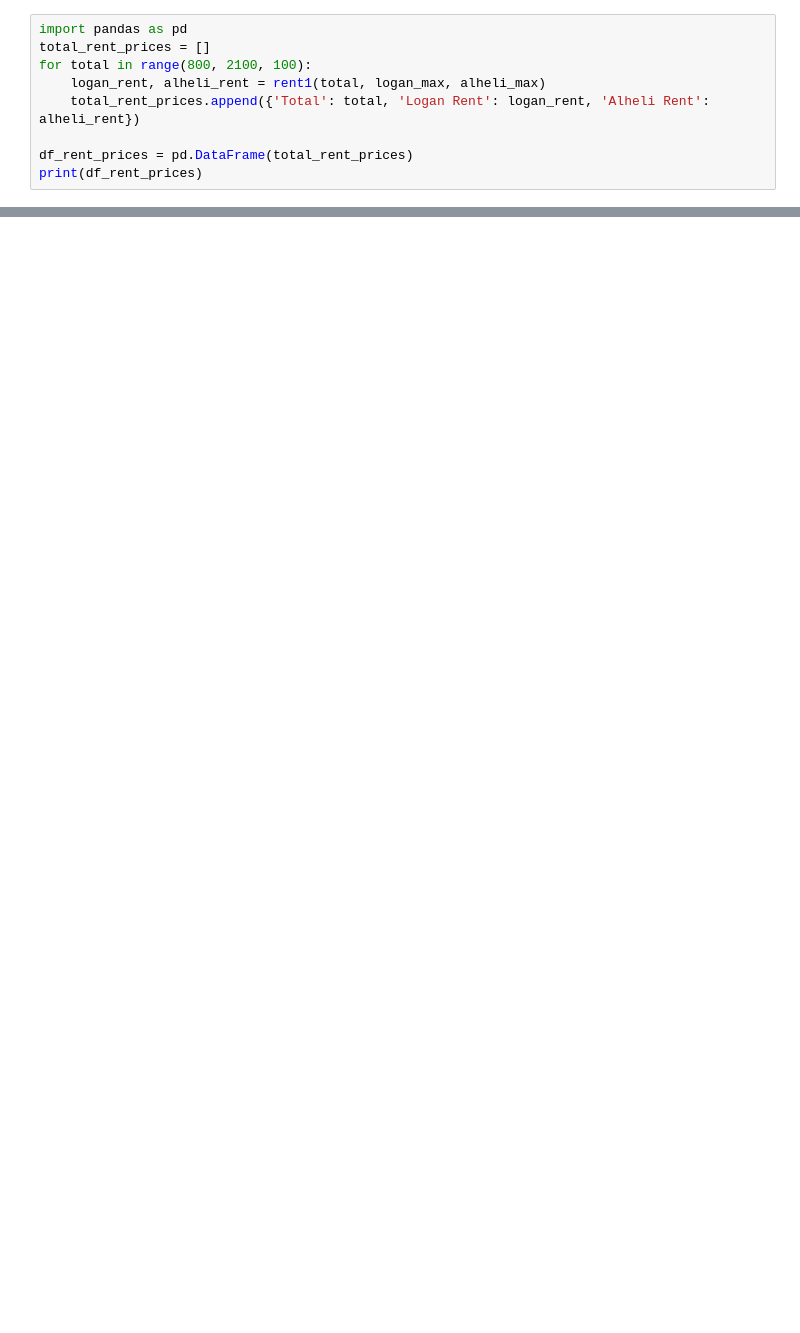
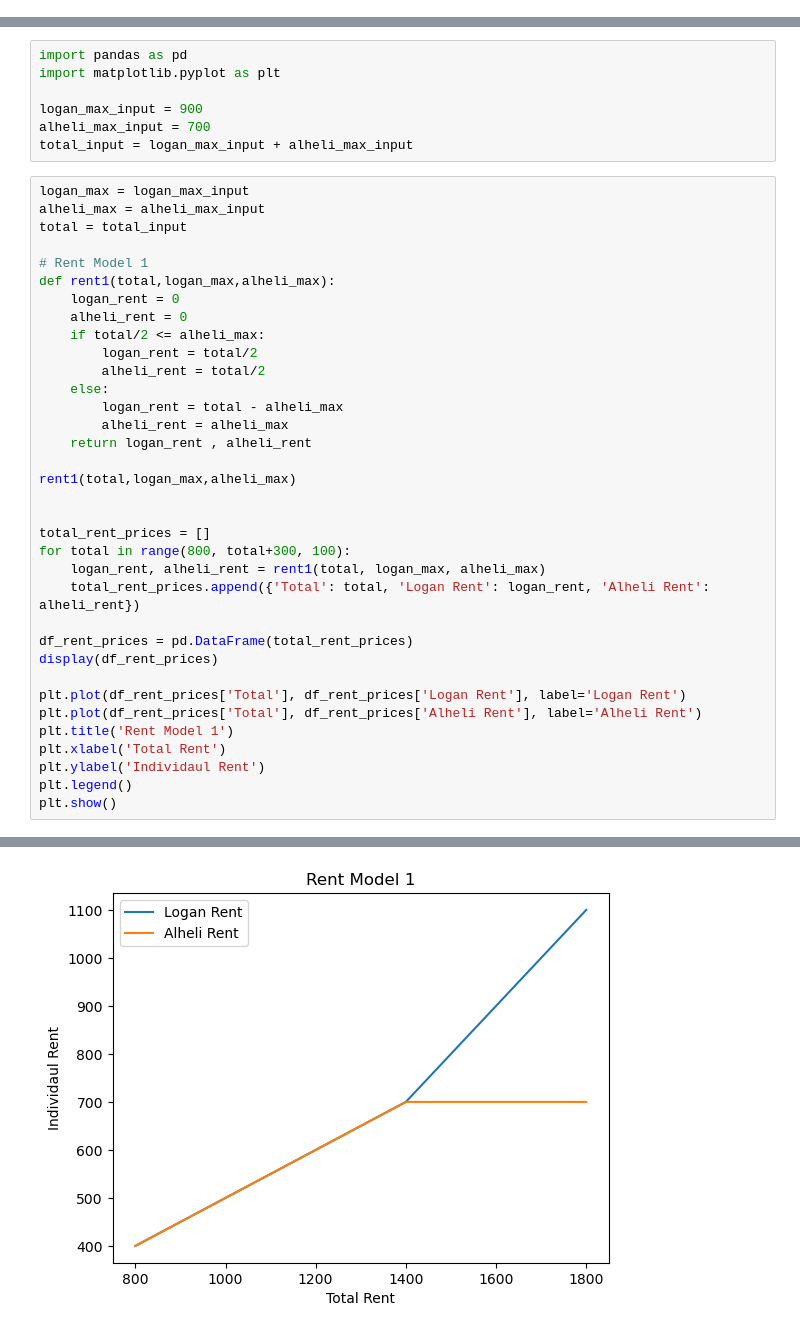
Before and after one commit to logancorrea/Intro-to-Data-Science, a Jupyter notebook: Untitled-1.ipynb, the cells around one changed output, grey strips where cells are left out. Drawn from its saved outputs; the diff is of its cells as text; blank space fills up the shorter version.

```diff
--- a/Untitled-1.ipynb
+++ b/Untitled-1.ipynb
@@ -28,9 +0,0 @@ print(sys.path)
-# %%
-import pandas as pd
-total_rent_prices = []
-for total in range(800, 2100, 100):
-    logan_rent, alheli_rent = rent1(total, logan_max, alheli_max)
-    total_rent_prices.append({'Total': total, 'Logan Rent': logan_rent, 'Alheli Rent': alheli_rent})
-
-df_rent_prices = pd.DataFrame(total_rent_prices)
-print(df_rent_prices)
@@ -95,0 +1,43 @@ rent4(total,logan_max,alheli_max)
+# %%
+import pandas as pd
+import matplotlib.pyplot as plt
+
+logan_max_input = 900
+alheli_max_input = 700
+total_input = logan_max_input + alheli_max_input
+# %%
+logan_max = logan_max_input
+alheli_max = alheli_max_input
+total = total_input
+
+# Rent Model 1
+def rent1(total,logan_max,alheli_max):
+    logan_rent = 0
+    alheli_rent = 0
+    if total/2 <= alheli_max:
+        logan_rent = total/2
+        alheli_rent = total/2
+    else:
+        logan_rent = total - alheli_max
+        alheli_rent = alheli_max
+    return logan_rent , alheli_rent
+
+rent1(total,logan_max,alheli_max)
+
+
+total_rent_prices = []
+for total in range(800, total+300, 100):
+    logan_rent, alheli_rent = rent1(total, logan_max, alheli_max)
+    total_rent_prices.append({'Total': total, 'Logan Rent': logan_rent, 'Alheli Rent': alheli_rent})
+
+df_rent_prices = pd.DataFrame(total_rent_prices)
+display(df_rent_prices)
+
+plt.plot(df_rent_prices['Total'], df_rent_prices['Logan Rent'], label='Logan Rent')
+plt.plot(df_rent_prices['Total'], df_rent_prices['Alheli Rent'], label='Alheli Rent')
+plt.title('Rent Model 1')
+plt.xlabel('Total Rent')
+plt.ylabel('Individaul Rent')
+plt.legend()
+plt.show()
+# %% [output]
@@ -95,0 +56 @@ rent4(total,logan_max,alheli_max)
+[figure, added]
```
Also changed, not shown: parts of 9 cells of this notebook.
